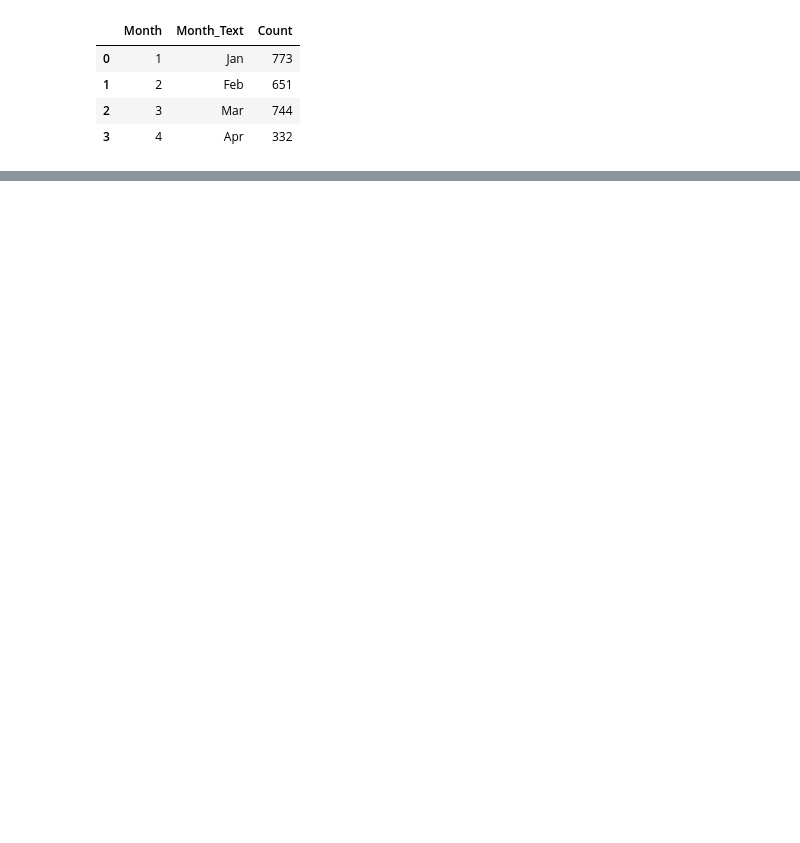
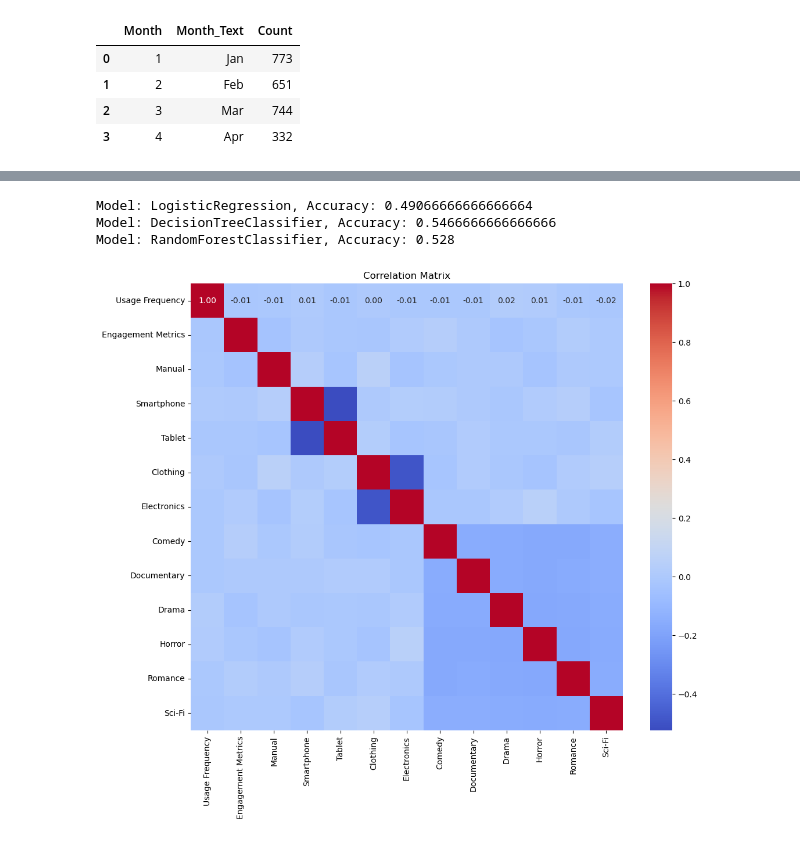
Before and after one commit to LEdwards-Analytics/Predictive-Modeling-for-Amazon-Prime-Subscription-Plans-Insights-from-User-Data, a Jupyter notebook: Amazon Prime Users Analysis.ipynb, the cells around one changed output, grey strips where cells are left out. Saved outputs shown, nothing was run; the diff lists cells and outputs as text; code cells hidden in the pictures; blank space fills up the shorter version.

```diff
--- a/Amazon Prime Users Analysis.ipynb
+++ b/Amazon Prime Users Analysis.ipynb
@@ -105,0 +237,45 @@ plt.show()
+# %%
+# Split the data into features (X) and target variable (y)
+X = data_model.drop(columns=['Subscription Plan'])  # Features
+y = data_model['Subscription Plan']  # Target variable
+
+# Split the data into training and testing sets (80% train, 20% test)
+X_train, X_test, y_train, y_test = train_test_split(X, y, test_size=0.3, random_state=42)
+
+
+
+# Define a list of models
+models = [
+    LogisticRegression(max_iter=1000, random_state=42),
+    DecisionTreeClassifier(random_state=42),
+    RandomForestClassifier(random_state=42)
+]
+
+# Iterate over each model
+for model in models:
+    # Train the model on the training data
+    model.fit(X_train, y_train)
+
+    # Make predictions on the testing data
+    y_pred = model.predict(X_test)
+
+    # Evaluate the model's performance
+    accuracy = accuracy_score(y_test, y_pred)
+
+    # Print the model's performance
+    print(f"Model: {model.__class__.__name__}, Accuracy: {accuracy}")
+# %% [output]
+Model: LogisticRegression, Accuracy: 0.49066666666666664
+Model: DecisionTreeClassifier, Accuracy: 0.5466666666666666
+Model: RandomForestClassifier, Accuracy: 0.528
+# %%
+# Calculate correlation matrix
+corr_matrix = X.corr()
+
+# Plot heatmap
+plt.figure(figsize=(12, 10))
+sns.heatmap(corr_matrix, annot=True, cmap='coolwarm', fmt=".2f")
+plt.title("Correlation Matrix")
+plt.show()
+# %% [output]
+[figure, added]
```
Also changed, not shown: parts of 14 cells of this notebook.
